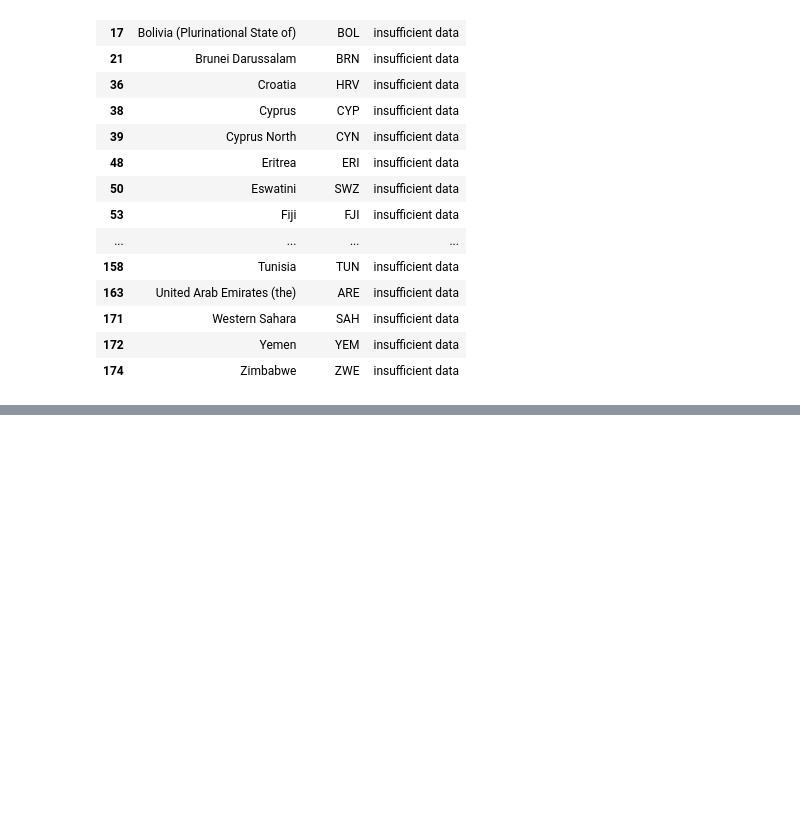
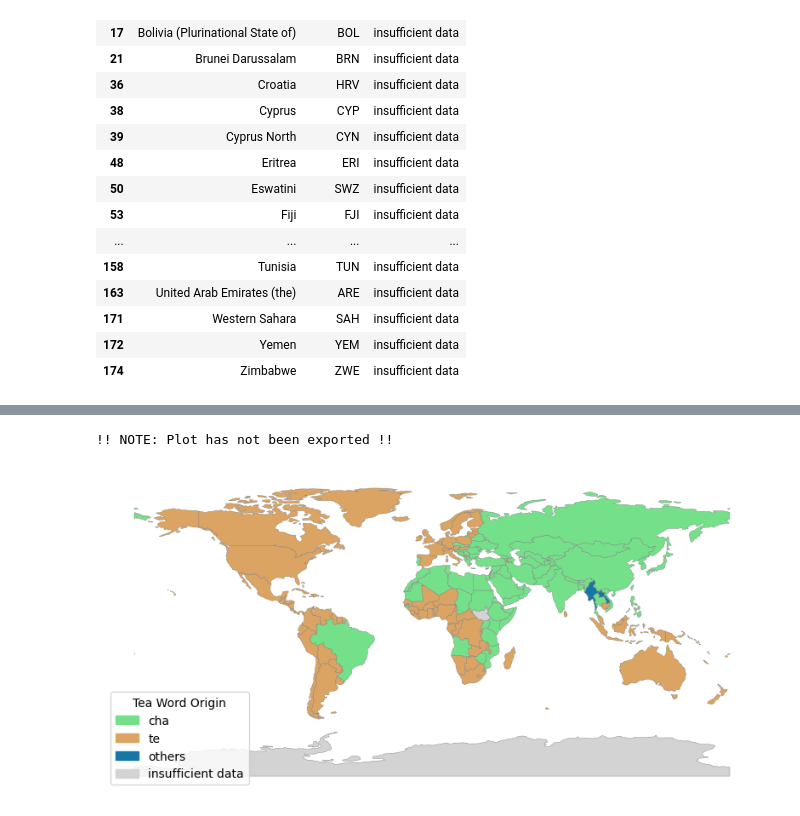
Before and after one commit to TangentialAlmond/tea_words_map, a Jupyter notebook: tea_words_map.ipynb, the cells around one changed output, grey strips where cells are left out. Saved outputs shown, nothing was run; the diff lists cells and outputs as text; code cells hidden in the pictures; blank space fills up the shorter version.

```diff
--- a/tea_words_map.ipynb
+++ b/tea_words_map.ipynb
@@ -364,2 +525,12 @@ plot_tea_map()
+# %%
+# Check how the upadted annotation appears now
+plot_tea_map(
+    country_tea_origin = country_tea_origin_manual,
+    xlim = (None, None),
+    ylim = (None, None)
+)
+# %% [output]
+!! NOTE: Plot has not been exported !!
+[figure, added]
 # %%
 plot_tea_map(
```
Also changed, not shown: parts of 12 cells of this notebook.
